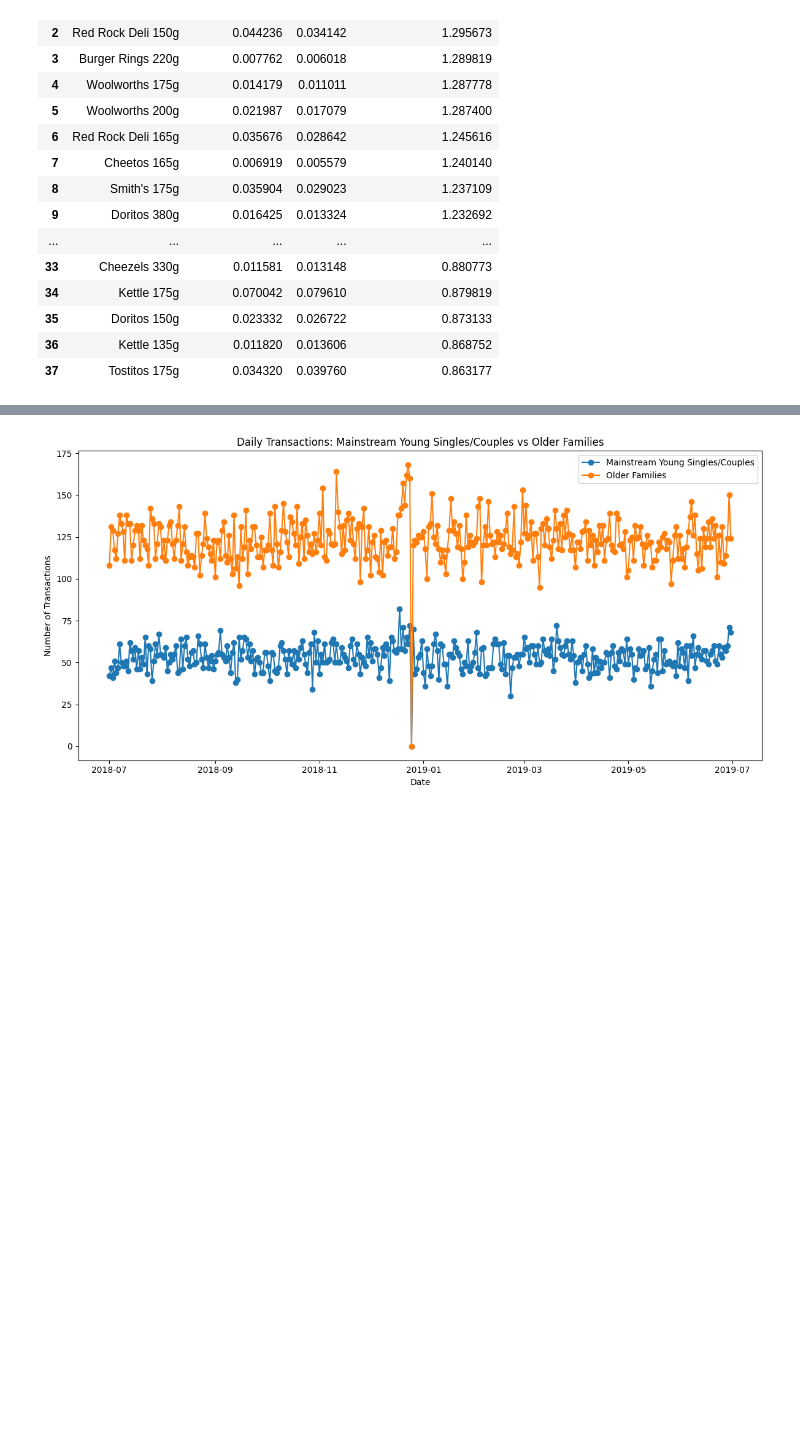
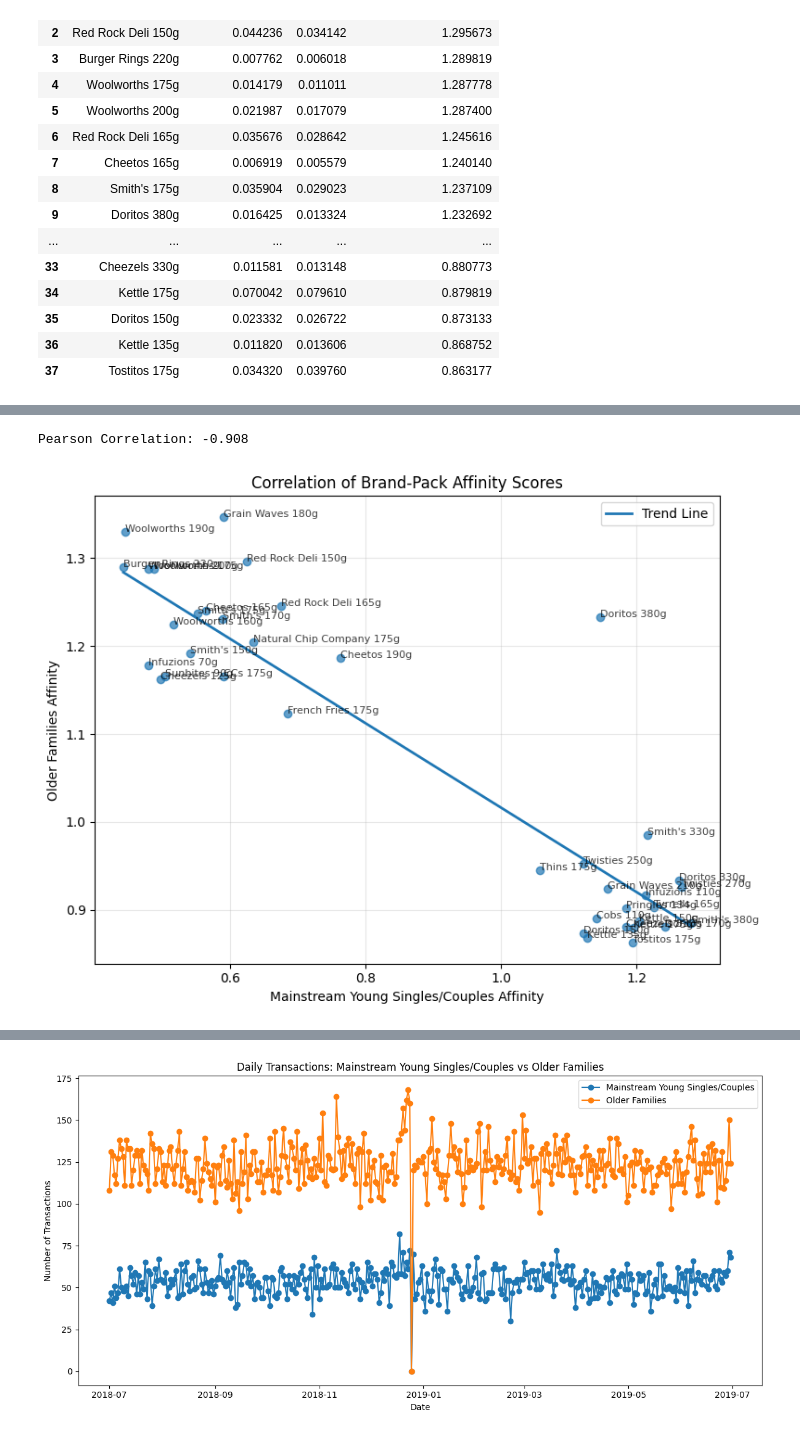
Before and after one commit to J0NA1RON/retail-customer-segmentation, a Jupyter notebook: notebooks/DATA PREPARATION.ipynb, the cells around one changed output, grey strips where cells are left out. Drawn from its saved outputs; the diff is of its cells as text; code cells hidden in the pictures; blank space fills up the shorter version.

```diff
--- a/notebooks/DATA PREPARATION.ipynb
+++ b/notebooks/DATA PREPARATION.ipynb
@@ -1318,3 +1322,77 @@ display(brand_pack_affinity_compare)
 | 7 | Infuzions 70g | 0.479602 | 1.177988 | Very Low | High |
 | 8 | Woolworths 190g | 0.445190 | 1.329412 | Very Low | Very High |
 | 9 | Burger Rings 220g | 0.442959 | 1.289819 | Very Low | Very High |
+# %%
+# Merge affinity scores
+brand_pack_affinity_compare = (
+    pd.merge(
+        brand_pack_affinity[
+            ["brand_pack", "affinity_to_brand_pack"]
+        ].rename(columns={
+            "affinity_to_brand_pack": "young_affinity"
+        }),
+        brand_pack_affinity_older[
+            ["brand_pack", "affinity_to_brand_pack"]
+        ].rename(columns={
+            "affinity_to_brand_pack": "older_affinity"
+        }),
+        on="brand_pack",
+        how="outer"
+    )
+    .fillna(0)
+)
+
+# Calculate Pearson correlation
+correlation = brand_pack_affinity_compare["young_affinity"].corr(
+    brand_pack_affinity_compare["older_affinity"]
+)
+
+print(f"Pearson Correlation: {correlation:.3f}")
+
+# Scatter plot
+plt.figure(figsize=(8, 6))
+
+plt.scatter(
+    brand_pack_affinity_compare["young_affinity"],
+    brand_pack_affinity_compare["older_affinity"],
+    alpha=0.7
+)
+
+# Add product labels
+for _, row in brand_pack_affinity_compare.iterrows():
+    plt.text(
+        row["young_affinity"],
+        row["older_affinity"],
+        row["brand_pack"],
+        fontsize=8,
+        alpha=0.75
+    )
+
+# Regression line
+m, b = np.polyfit(
+    brand_pack_affinity_compare["young_affinity"],
+    brand_pack_affinity_compare["older_affinity"],
+    1
+)
+
+x = np.linspace(
+    brand_pack_affinity_compare["young_affinity"].min(),
+    brand_pack_affinity_compare["young_affinity"].max(),
+    100
+)
+
+plt.plot(x, m * x + b, linewidth=2, label="Trend Line")
+plt.legend()
+
+plt.title("Correlation of Brand-Pack Affinity Scores")
+plt.xlabel("Mainstream Young Singles/Couples Affinity")
+plt.ylabel("Older Families Affinity")
+plt.grid(alpha=0.3)
+
+
+
+plt.tight_layout()
+plt.show()
+# %% [output]
+Pearson Correlation: -0.908
+[figure, added]
```
Also changed, not shown: parts of 5 cells of this notebook.
